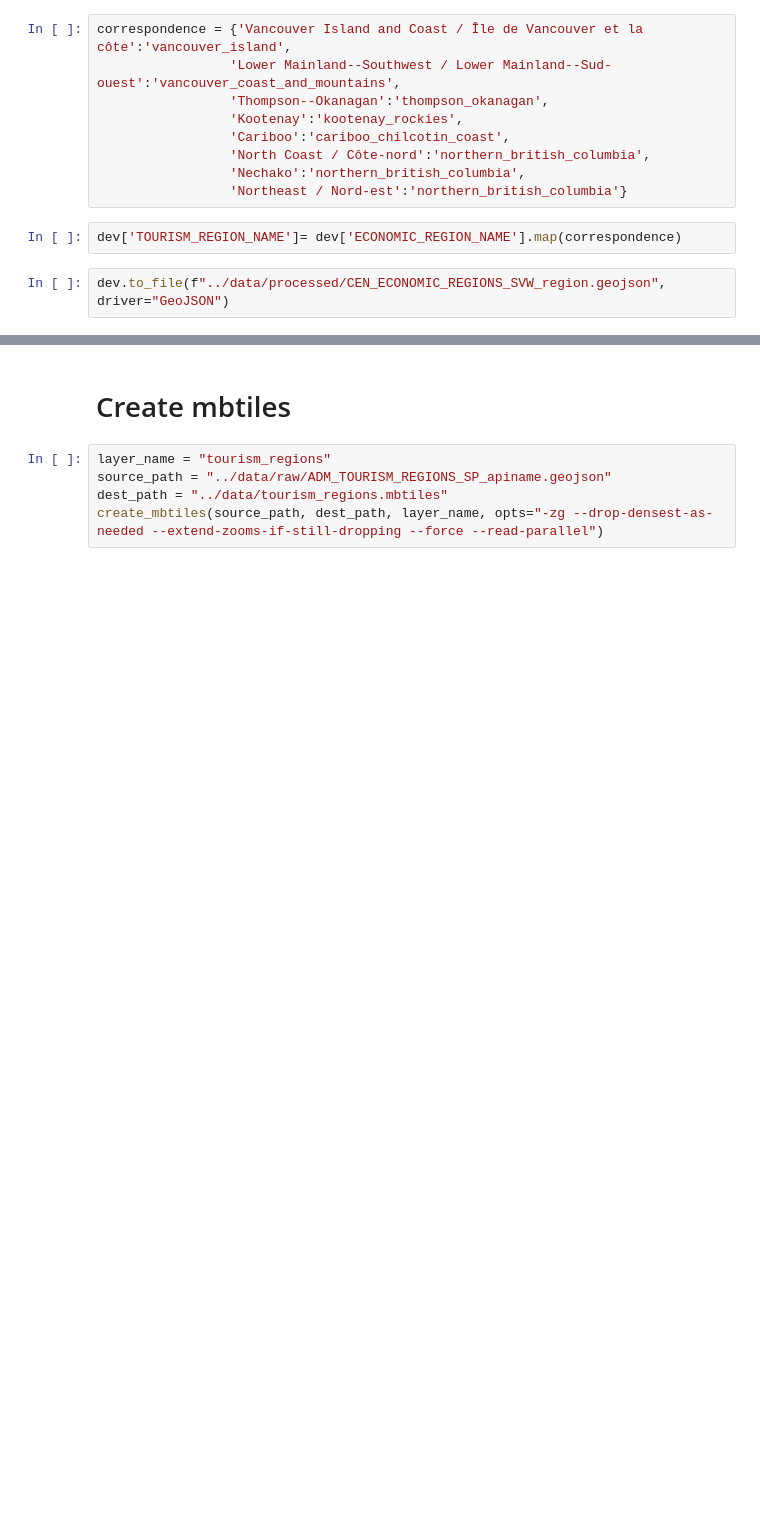
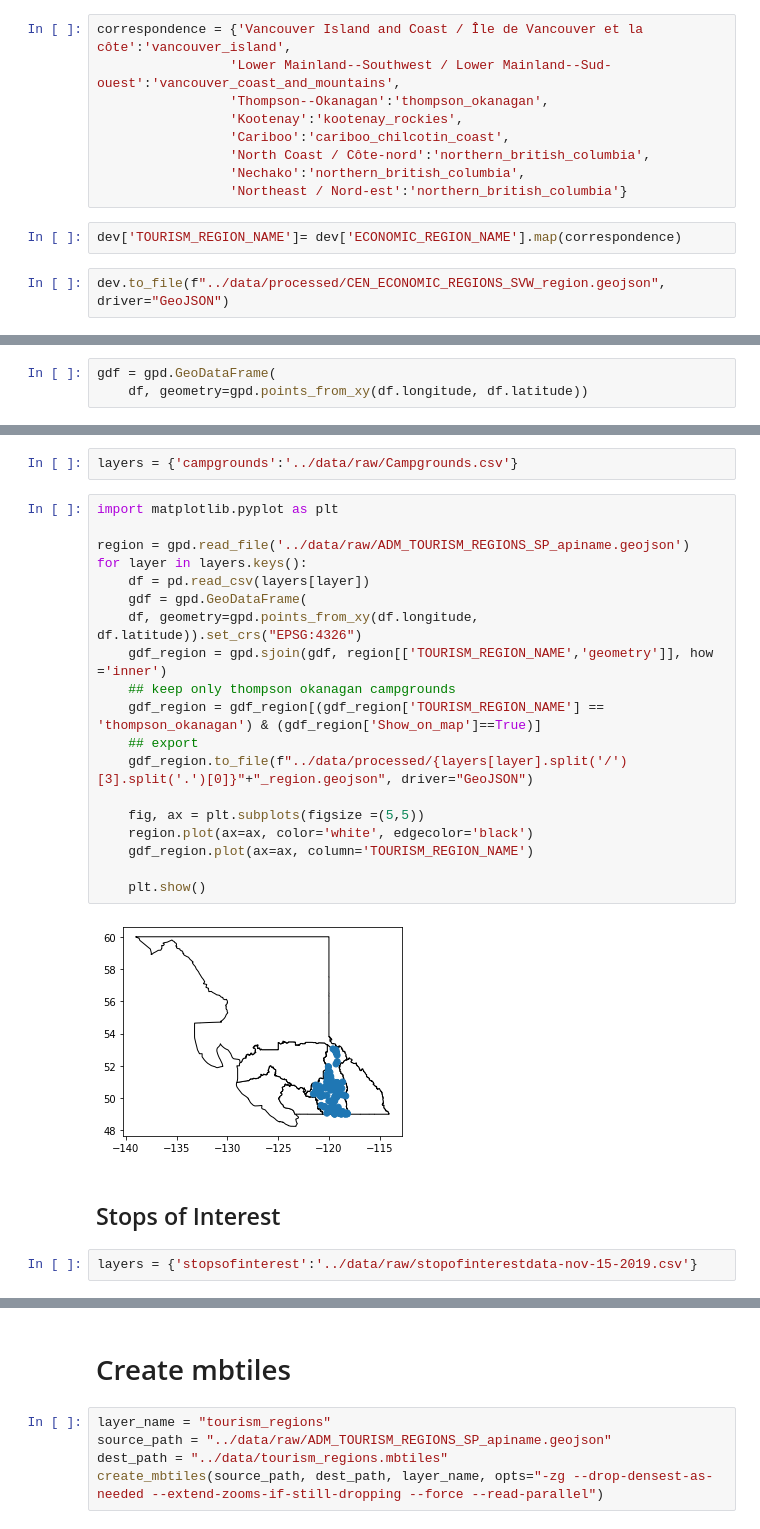
Before and after one commit to Vizzuality/tota, a Jupyter notebook: data/notebooks/tota_mbtiles.ipynb, the cells around one changed output, grey strips where cells are left out. Cells and saved outputs as stored; diff of their text form; blank space fills up the shorter version.

```diff
--- a/data/notebooks/tota_mbtiles.ipynb
+++ b/data/notebooks/tota_mbtiles.ipynb
@@ -206,0 +228,3 @@ dev.to_file(f"../data/processed/CEN_ECONOMIC_REGIONS_SVW_region.geojson", driver
+# %%
+gdf = gpd.GeoDataFrame(
+    df, geometry=gpd.points_from_xy(df.longitude, df.latitude))
@@ -206,0 +240,27 @@ dev.to_file(f"../data/processed/CEN_ECONOMIC_REGIONS_SVW_region.geojson", driver
+# %%
+layers = {'campgrounds':'../data/raw/Campgrounds.csv'}
+# %%
+import matplotlib.pyplot as plt
+
+region = gpd.read_file('../data/raw/ADM_TOURISM_REGIONS_SP_apiname.geojson')
+for layer in layers.keys():
+    df = pd.read_csv(layers[layer])
+    gdf = gpd.GeoDataFrame(
+    df, geometry=gpd.points_from_xy(df.longitude, df.latitude)).set_crs("EPSG:4326")
+    gdf_region = gpd.sjoin(gdf, region[['TOURISM_REGION_NAME','geometry']], how ='inner')
+    ## keep only thompson okanagan campgrounds
+    gdf_region = gdf_region[(gdf_region['TOURISM_REGION_NAME'] == 'thompson_okanagan') & (gdf_region['Show_on_map']==True)]
+    ## export
+    gdf_region.to_file(f"../data/processed/{layers[layer].split('/')[3].split('.')[0]}"+"_region.geojson", driver="GeoJSON")
+
+    fig, ax = plt.subplots(figsize =(5,5))
+    region.plot(ax=ax, color='white', edgecolor='black')
+    gdf_region.plot(ax=ax, column='TOURISM_REGION_NAME')
+
+    plt.show()
+# %% [output]
+[figure, added]
+# %% [markdown]
+## Stops of Interest
+# %%
+layers = {'stopsofinterest':'../data/raw/stopofinterestdata-nov-15-2019.csv'}
```
Also changed, not shown: parts of 28 cells of this notebook, 5 other files.
